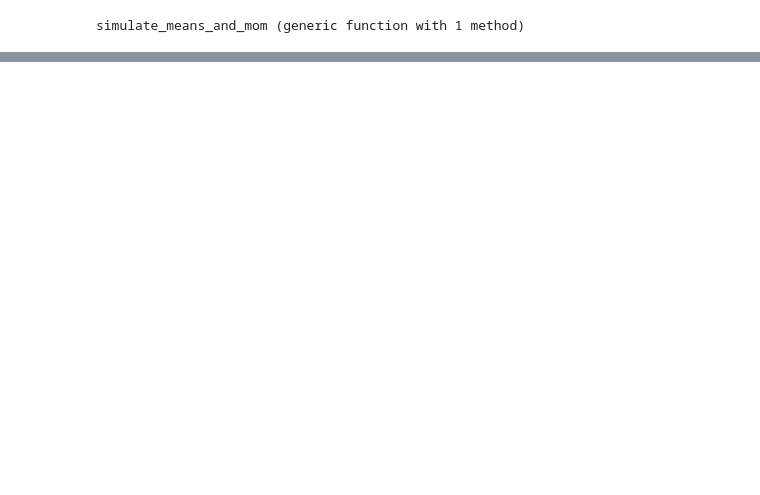
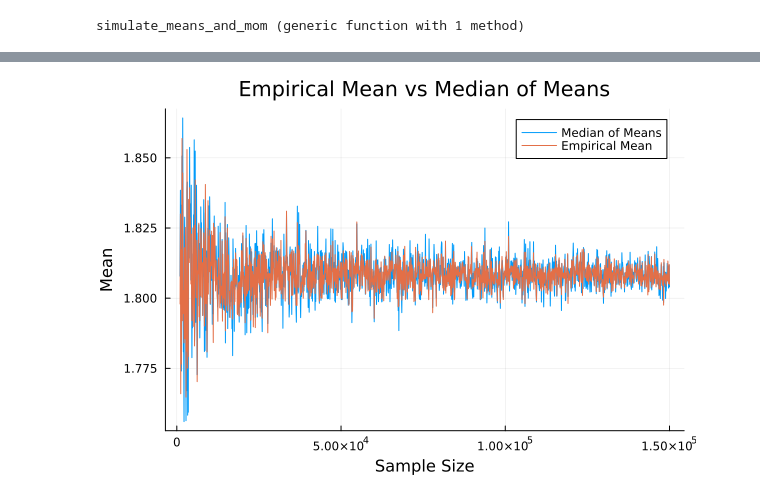
Before and after one commit to Arthur-tena/Projet_estimateurs_robustes, a Jupyter notebook: Plot_MOM.ipynb, the cells around one changed output, grey strips where cells are left out. Cells and saved outputs as stored; diff of their text form; code cells hidden in the pictures; blank space fills up the shorter version.

```diff
--- a/Plot_MOM.ipynb
+++ b/Plot_MOM.ipynb
@@ -208,0 +227,4 @@ La moyenne empirique semble un meilleur estimateur que la median of mean...
+# %%
+simulate_means_and_mom(100, 10:1500, data3)
+# %% [output]
+[figure, added]
```
Also changed, not shown: parts of 22 cells of this notebook.
